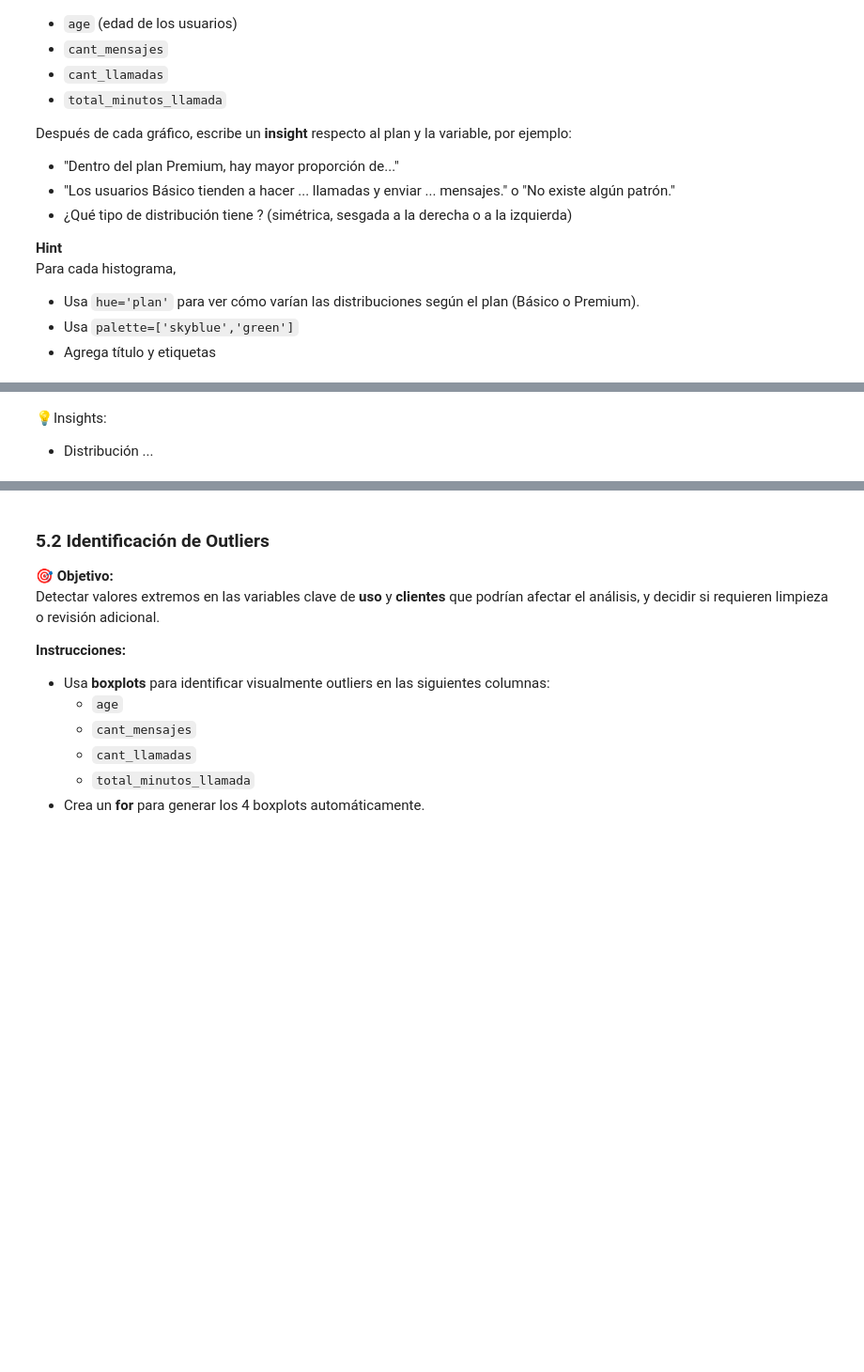
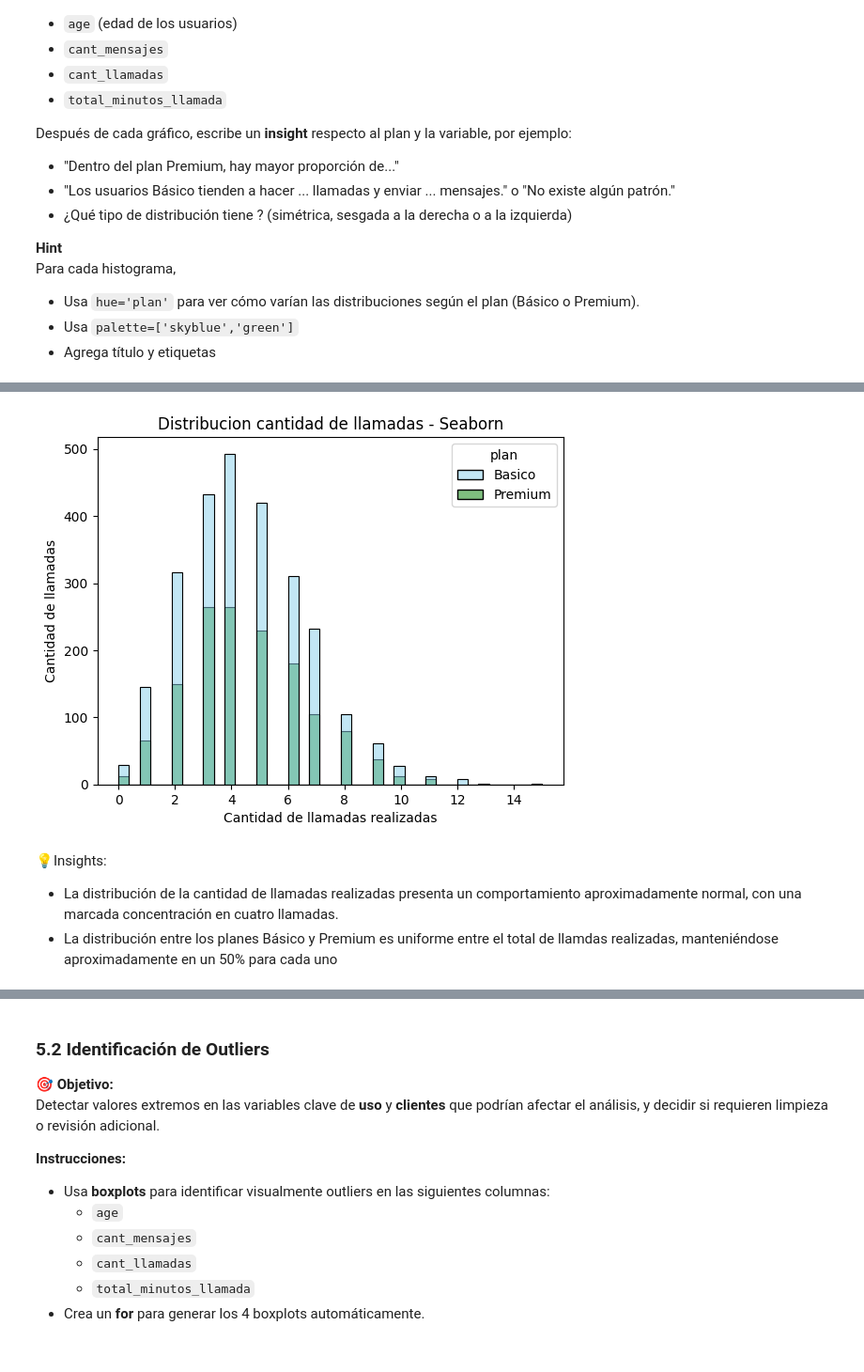
Before and after one commit to franciscoescobarda/analysis-connectatel, a Jupyter notebook: S7 Version-Estudiante-Project-ConnectaTel.ipynb, the cells around one changed output, grey strips where cells are left out. Shown at 94% size. Drawn from its saved outputs; the diff is of its cells as text; code cells hidden in the pictures; blank space fills up the shorter version.

```diff
--- a/S7 Version-Estudiante-Project-ConnectaTel.ipynb
+++ b/S7 Version-Estudiante-Project-ConnectaTel.ipynb
@@ -507,7 +608,15 @@ plt.show()
 # %%
 # Histograma para visualizar la cant_llamadas
+sns.histplot(data=user_profile, x='cant_llamadas',hue='plan',palette=['skyblue','green'])
+plt.title('Distribucion cantidad de llamadas - Seaborn')
+plt.xlabel('Cantidad de llamadas realizadas')
+plt.ylabel('Cantidad de llamadas')
+plt.show()
+# %% [output]
+[figure, added]
 # %% [markdown]
 💡Insights:
-- Distribución ...
+- La distribución de la cantidad de llamadas realizadas presenta un comportamiento aproximadamente normal, con una marcada concentración en cuatro llamadas.
+- La distribución entre los planes Básico y Premium es uniforme entre el total de llamdas realizadas, manteniéndose aproximadamente en un 50% para cada uno
 # %%
 # Histograma para visualizar la cant_minutos_llamada
```
Also changed, not shown: parts of 27 cells of this notebook.
